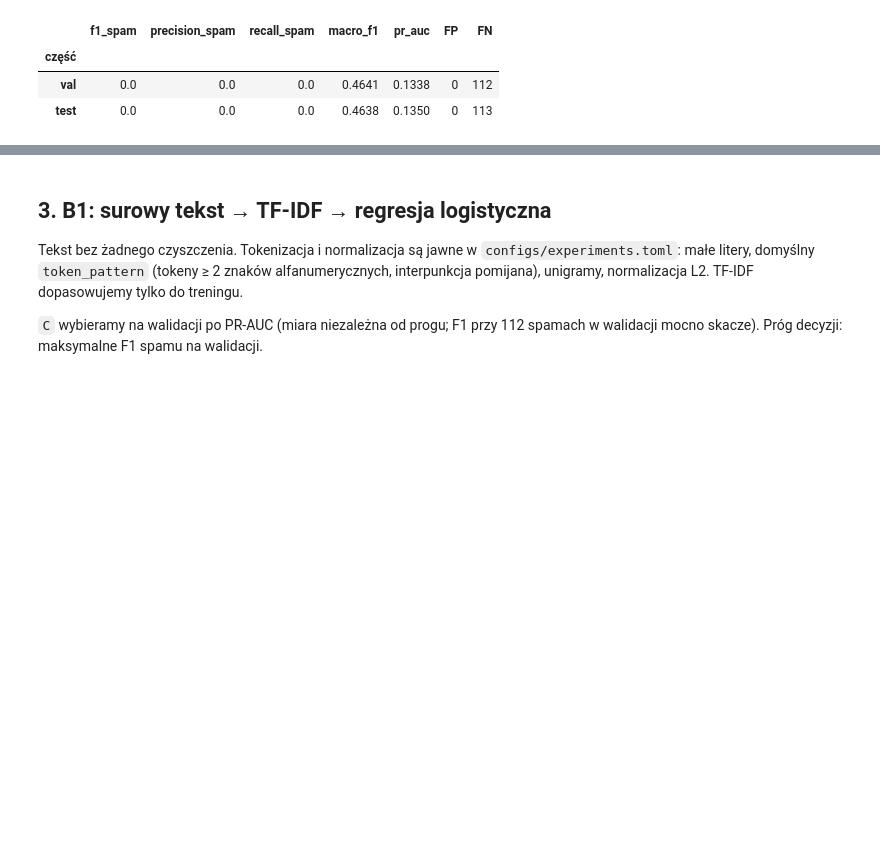
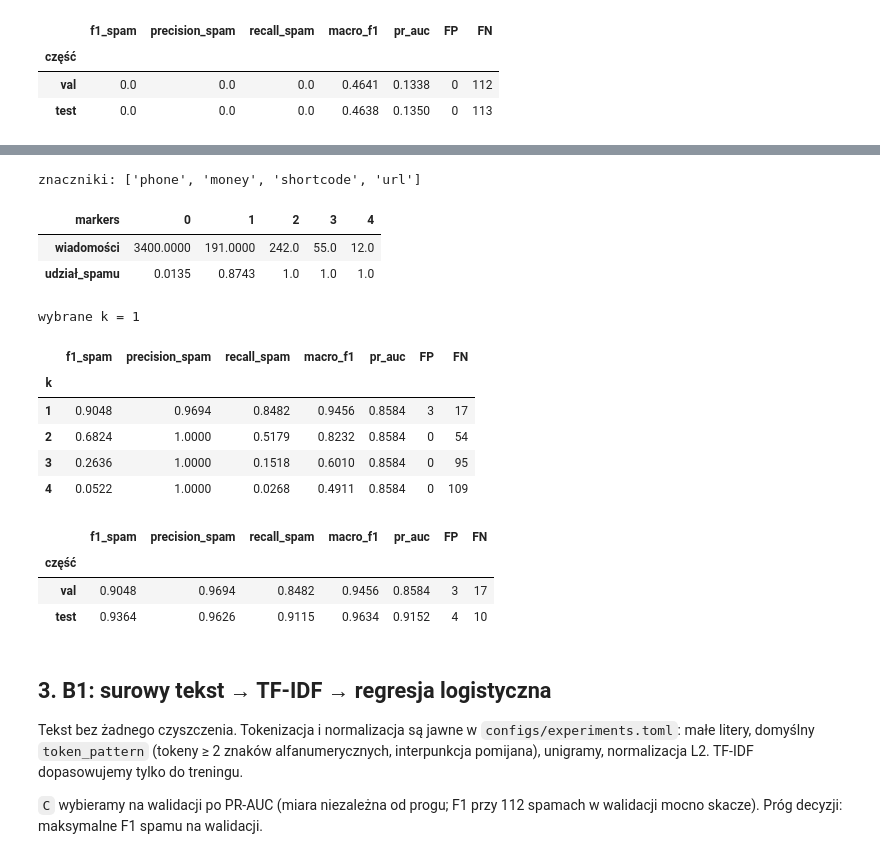
Before and after one commit to YouRekt/DataRepresentation, a Jupyter notebook: notebooks/02_baselines.ipynb, the cells around one changed output, grey strips where cells are left out. Drawn from its saved outputs; the diff is of its cells as text; code cells hidden in the pictures; blank space fills up the shorter version.

```diff
--- a/notebooks/02_baselines.ipynb
+++ b/notebooks/02_baselines.ipynb
@@ -95,3 +103,35 @@ b0
+# %%
+for p in parts.values():
+    p["markers"] = p.text.map(marker_count)
+print("znaczniki:", list(RULE_MARKERS))
+display(parts["train"].groupby("markers").y.agg(wiadomości="size", udział_spamu="mean").T)
+
+rule_val = pd.DataFrame([{"k": k, **ev.metrics(parts["val"].y.to_numpy(), parts["val"].markers.to_numpy(), k)}
+                         for k in range(1, 5)]).set_index("k")
+K_RULE = int(rule_val.f1_spam.idxmax())
+print("wybrane k =", K_RULE)
+rule_val
+# %% [output]
+znaczniki: ['phone', 'money', 'shortcode', 'url']
+| markers | 0 | 1 | 2 | 3 | 4 |
+| wiadomości | 3400.0000 | 191.0000 | 242.0 | 55.0 | 12.0 |
+| udział_spamu | 0.0135 | 0.8743 | 1.0 | 1.0 | 1.0 |
+wybrane k = 1
+|  | f1_spam | precision_spam | recall_spam | macro_f1 | pr_auc | FP | FN |
+| k |  |  |  |  |  |  |  |
+| 1 | 0.9048 | 0.9694 | 0.8482 | 0.9456 | 0.8584 | 3 | 17 |
+| 2 | 0.6824 | 1.0000 | 0.5179 | 0.8232 | 0.8584 | 0 | 54 |
+| 3 | 0.2636 | 1.0000 | 0.1518 | 0.6010 | 0.8584 | 0 | 95 |
+| 4 | 0.0522 | 1.0000 | 0.0268 | 0.4911 | 0.8584 | 0 | 109 |
+# %%
+b0r = pd.DataFrame([{"część": s, **ev.metrics(parts[s].y.to_numpy(), parts[s].markers.to_numpy(), K_RULE)}
+                    for s in ("val", "test")]).set_index("część")
+b0r
+# %% [output]
+|  | f1_spam | precision_spam | recall_spam | macro_f1 | pr_auc | FP | FN |
+| część |  |  |  |  |  |  |  |
+| val | 0.9048 | 0.9694 | 0.8482 | 0.9456 | 0.8584 | 3 | 17 |
+| test | 0.9364 | 0.9626 | 0.9115 | 0.9634 | 0.9152 | 4 | 10 |
 # %% [markdown]
 ## 3. B1: surowy tekst → TF-IDF → regresja logistyczna
 
```
Also changed, not shown: parts of 7 cells of this notebook, 8 other files.
